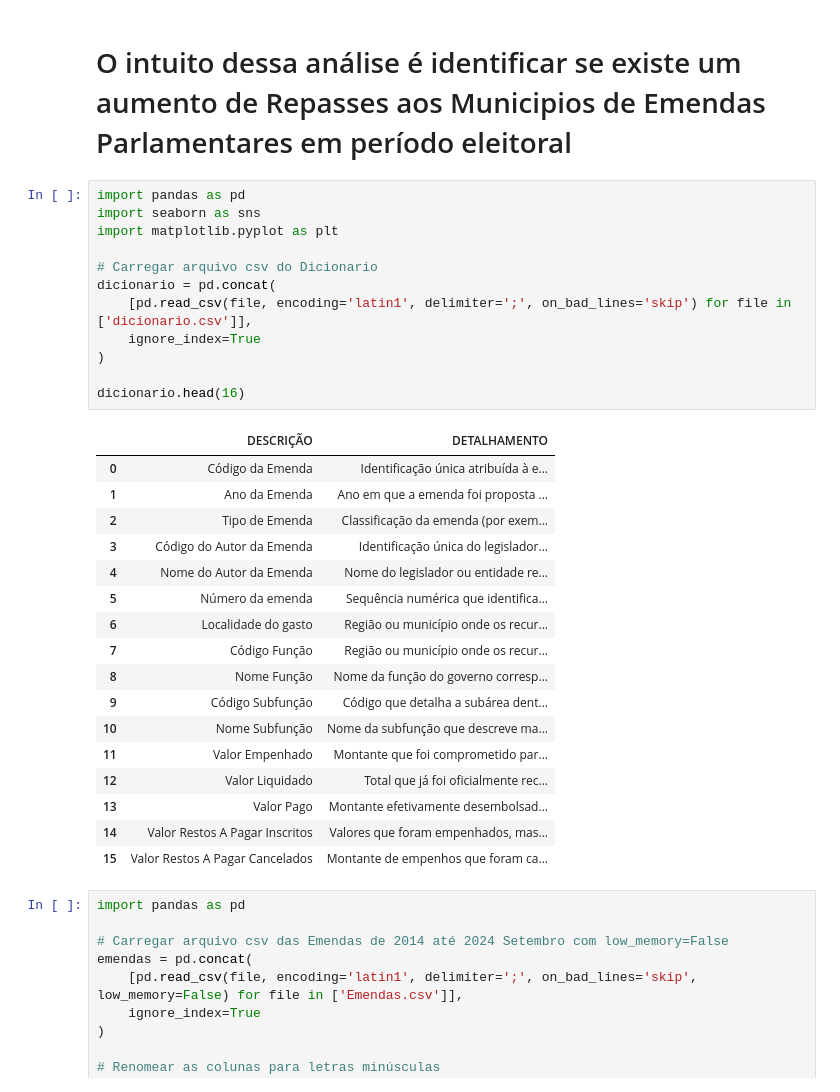
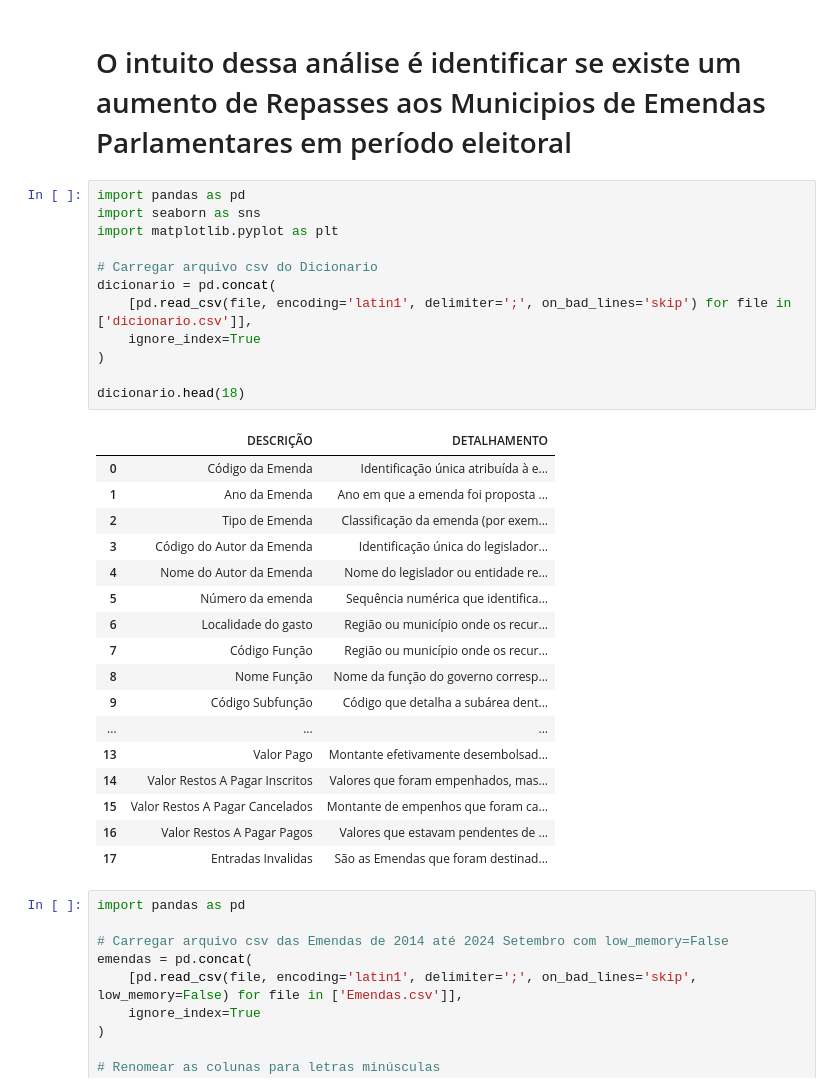
Before and after one commit to sampulcini/emendas, a Jupyter notebook: analise_emendas.ipynb, the cells around one changed output. Saved outputs shown, nothing was run; the diff lists cells and outputs as text.

```diff
--- a/analise_emendas.ipynb
+++ b/analise_emendas.ipynb
@@ -5,33 +5,33 @@
 # %%
 import pandas as pd
 import seaborn as sns
 import matplotlib.pyplot as plt
 
 # Carregar arquivo csv do Dicionario
 dicionario = pd.concat(
     [pd.read_csv(file, encoding='latin1', delimiter=';', on_bad_lines='skip') for file in ['dicionario.csv']],
     ignore_index=True
 )
 
-dicionario.head(16)
+dicionario.head(18)
 # %% [output]
 |  | DESCRIÇÃO | DETALHAMENTO |
 | 0 | Código da Emenda | Identificação única atribuída à e... |
 | 1 | Ano da Emenda | Ano em que a emenda foi proposta ... |
 | 2 | Tipo de Emenda | Classificação da emenda (por exem... |
 | 3 | Código do Autor da Emenda | Identificação única do legislador... |
 | 4 | Nome do Autor da Emenda | Nome do legislador ou entidade re... |
 | 5 | Número da emenda | Sequência numérica que identifica... |
 | 6 | Localidade do gasto | Região ou município onde os recur... |
 | 7 | Código Função | Região ou município onde os recur... |
 | 8 | Nome Função | Nome da função do governo corresp... |
 | 9 | Código Subfunção | Código que detalha a subárea dent... |
-| 10 | Nome Subfunção | Nome da subfunção que descreve ma... |
-| 11 | Valor Empenhado | Montante que foi comprometido par... |
-| 12 | Valor Liquidado | Total que já foi oficialmente rec... |
+| ... | ... | ... |
 | 13 | Valor Pago | Montante efetivamente desembolsad... |
 | 14 | Valor Restos A Pagar Inscritos | Valores que foram empenhados, mas... |
 | 15 | Valor Restos A Pagar Cancelados | Montante de empenhos que foram ca... |
+| 16 | Valor Restos A Pagar Pagos | Valores que estavam pendentes de ... |
+| 17 | Entradas Invalidas | São as Emendas que foram destinad... |
 # %%
 import pandas as pd
 
```
